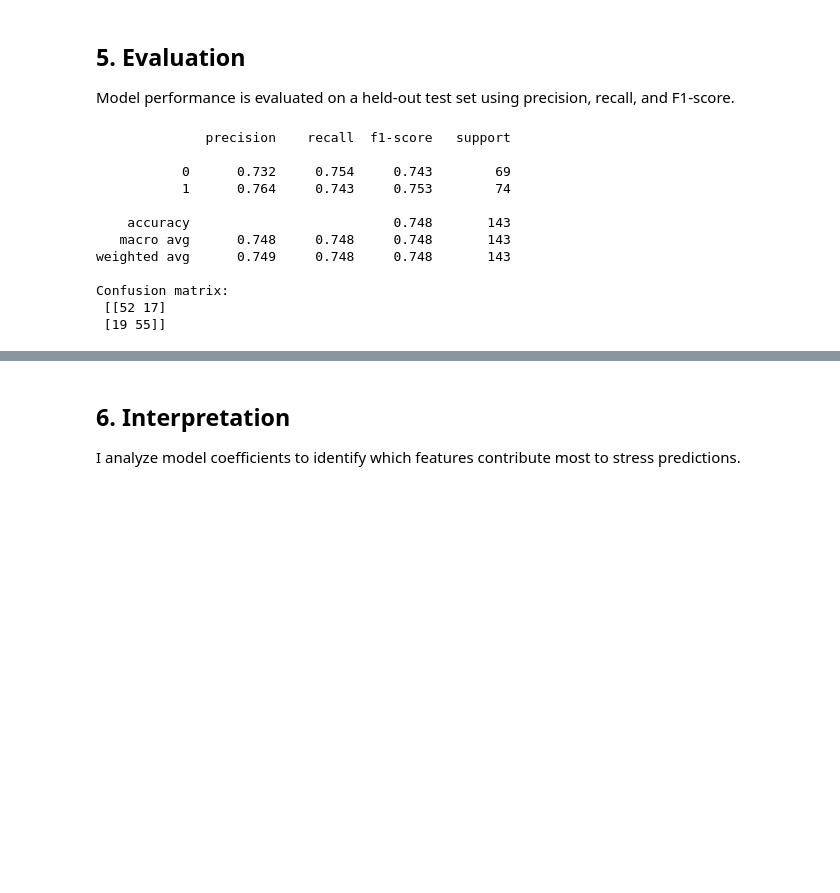
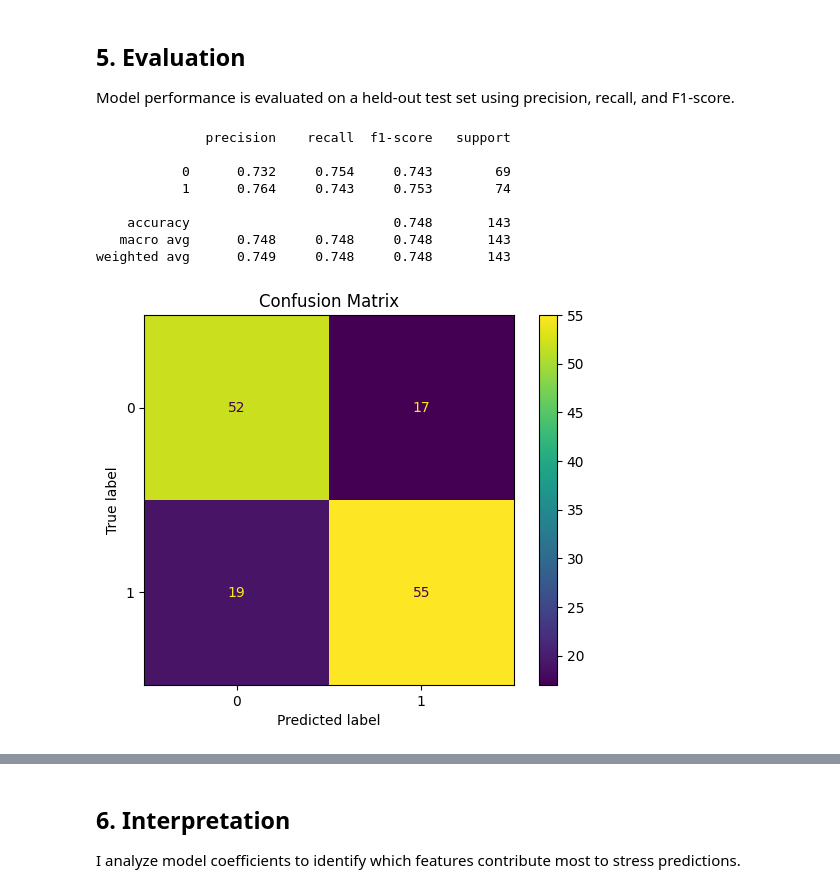
Before and after one commit to jacques2/dreaddit-stress-nlp, a Jupyter notebook: notebooks/02_train_baseline.ipynb, the cells around one changed output, grey strips where cells are left out. Saved outputs shown, nothing was run; the diff lists cells and outputs as text; code cells hidden in the pictures; blank space fills up the shorter version.

```diff
--- a/notebooks/02_train_baseline.ipynb
+++ b/notebooks/02_train_baseline.ipynb
@@ -122,18 +124,22 @@ Model performance is evaluated on a held-out test set using precision, recall, a
 # %%
 y_pred = pipe.predict(X_test)
 
 print(classification_report(y_test, y_pred, digits=3))
-print("Confusion matrix:\n", confusion_matrix(y_test, y_pred))
+
+cm = confusion_matrix(y_test, y_pred)
+
+disp = ConfusionMatrixDisplay(confusion_matrix=cm)
+disp.plot()
+
+plt.title("Confusion Matrix")
+plt.show()
 # %% [output]
               precision    recall  f1-score   support
 
            0      0.732     0.754     0.743        69
            1      0.764     0.743     0.753        74
 
     accuracy                          0.748       143
    macro avg      0.748     0.748     0.748       143
 weighted avg      0.749     0.748     0.748       143
-
-Confusion matrix:
- [[52 17]
- [19 55]]
+[figure, added]
```
Also changed, not shown: parts of 10 cells of this notebook.
